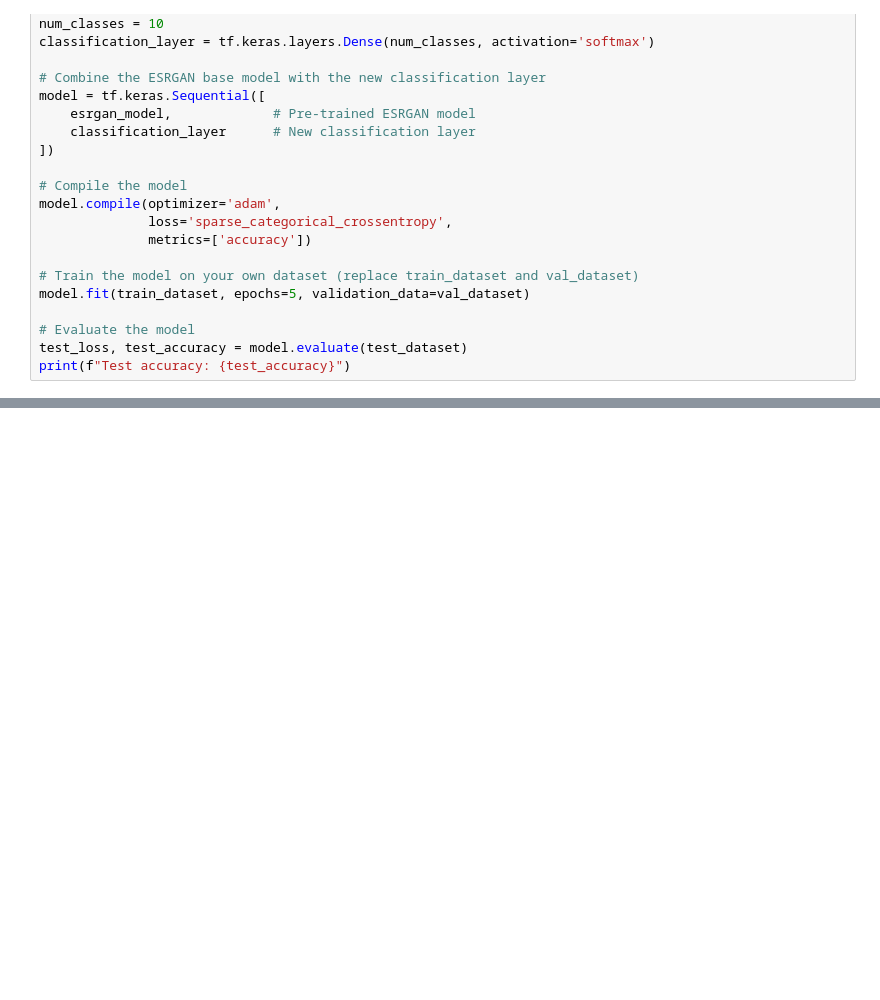
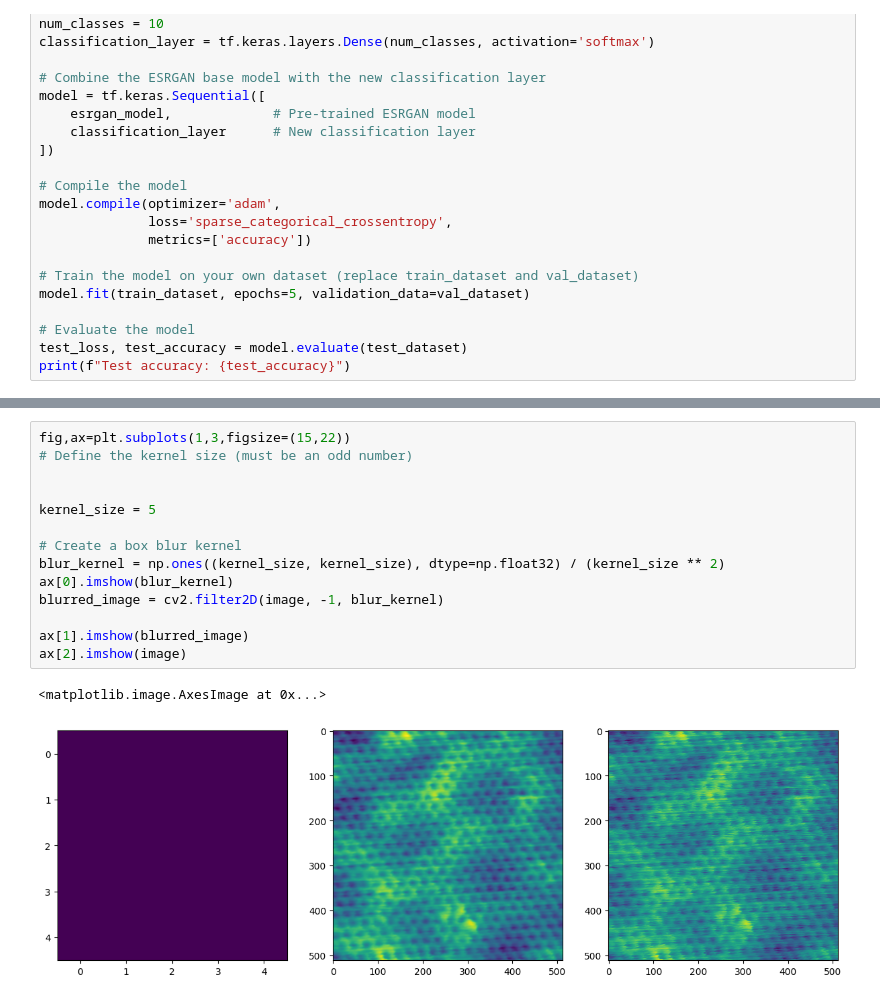
Before and after one commit to ShaJiuquan/Data_processing, a Jupyter notebook: machine_learning/image_enhance_with_ESRGAN.ipynb, the cells around one changed output, grey strips where cells are left out. Cells and saved outputs as stored; diff of their text form; blank space fills up the shorter version.

```diff
--- a/machine_learning/image_enhance_with_ESRGAN.ipynb
+++ b/machine_learning/image_enhance_with_ESRGAN.ipynb
@@ -172,0 +240,17 @@ print(f"Test accuracy: {test_accuracy}")
+# %%
+fig,ax=plt.subplots(1,3,figsize=(15,22))
+# Define the kernel size (must be an odd number)
+
+
+kernel_size = 5
+
+# Create a box blur kernel
+blur_kernel = np.ones((kernel_size, kernel_size), dtype=np.float32) / (kernel_size ** 2)
+ax[0].imshow(blur_kernel)
+blurred_image = cv2.filter2D(image, -1, blur_kernel)
+
+ax[1].imshow(blurred_image)
+ax[2].imshow(image)
+# %% [output]
+<matplotlib.image.AxesImage at 0x...>
+[figure, added]
```
Also changed, not shown: parts of 9 cells of this notebook, 8 other files.
